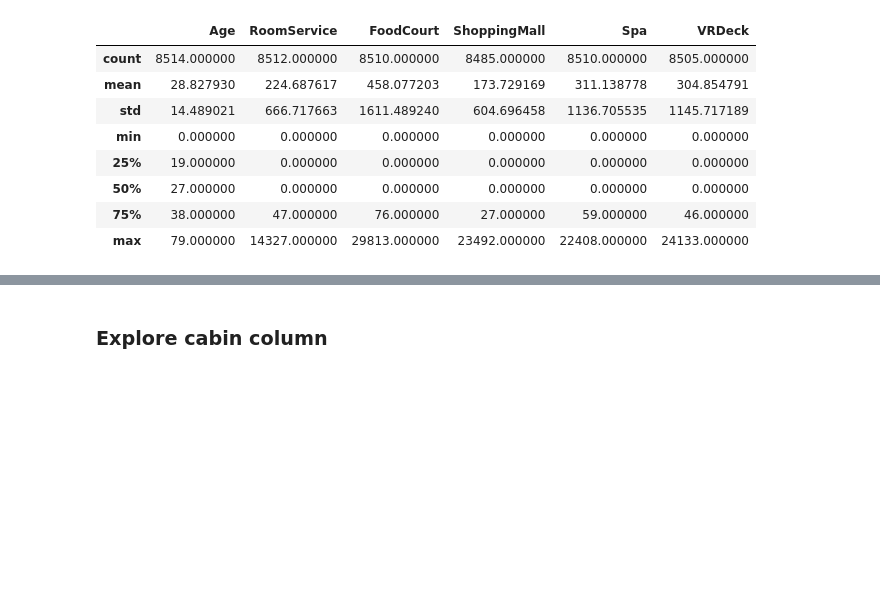
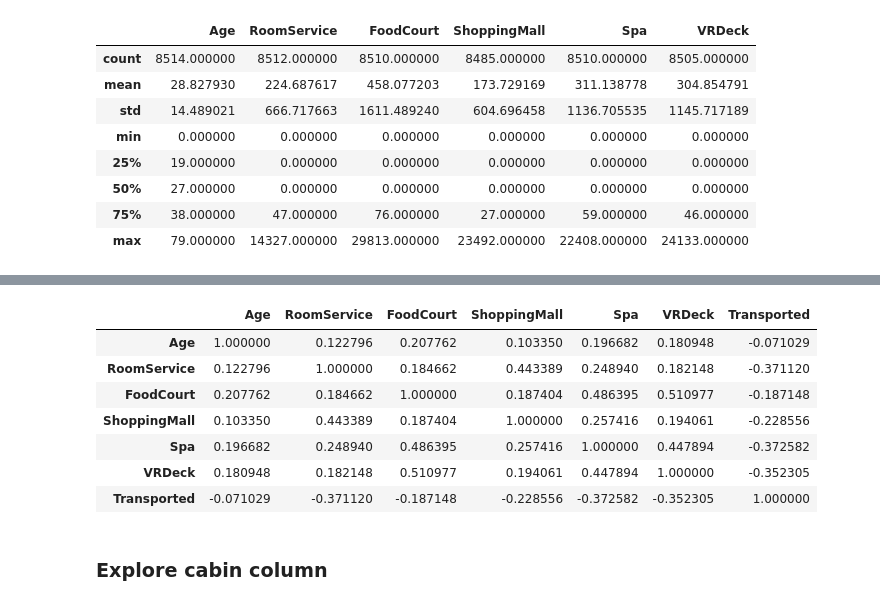
Before and after one commit to Holdmedve/spaceship_titanic, a Jupyter notebook: main.ipynb, the cells around one changed output, grey strips where cells are left out. Saved outputs shown, nothing was run; the diff lists cells and outputs as text; code cells hidden in the pictures; blank space fills up the shorter version.

```diff
--- a/main.ipynb
+++ b/main.ipynb
@@ -46,3 +46,14 @@ titanic.corr(numeric_only=True)
+# %%
+titanic.corr('spearman').style.background_gradient(cmap="Blues")
+# %% [output]
+|  | Age | RoomService | FoodCourt | ShoppingMall | Spa | VRDeck | Transported |
+| Age | 1.000000 | 0.122796 | 0.207762 | 0.103350 | 0.196682 | 0.180948 | -0.071029 |
+| RoomService | 0.122796 | 1.000000 | 0.184662 | 0.443389 | 0.248940 | 0.182148 | -0.371120 |
+| FoodCourt | 0.207762 | 0.184662 | 1.000000 | 0.187404 | 0.486395 | 0.510977 | -0.187148 |
+| ShoppingMall | 0.103350 | 0.443389 | 0.187404 | 1.000000 | 0.257416 | 0.194061 | -0.228556 |
+| Spa | 0.196682 | 0.248940 | 0.486395 | 0.257416 | 1.000000 | 0.447894 | -0.372582 |
+| VRDeck | 0.180948 | 0.182148 | 0.510977 | 0.194061 | 0.447894 | 1.000000 | -0.352305 |
+| Transported | -0.071029 | -0.371120 | -0.187148 | -0.228556 | -0.372582 | -0.352305 | 1.000000 |
 # %% [markdown]
 ### Explore cabin column
 # %%
```
Also changed, not shown: parts of 29 cells of this notebook, 2 other files.
